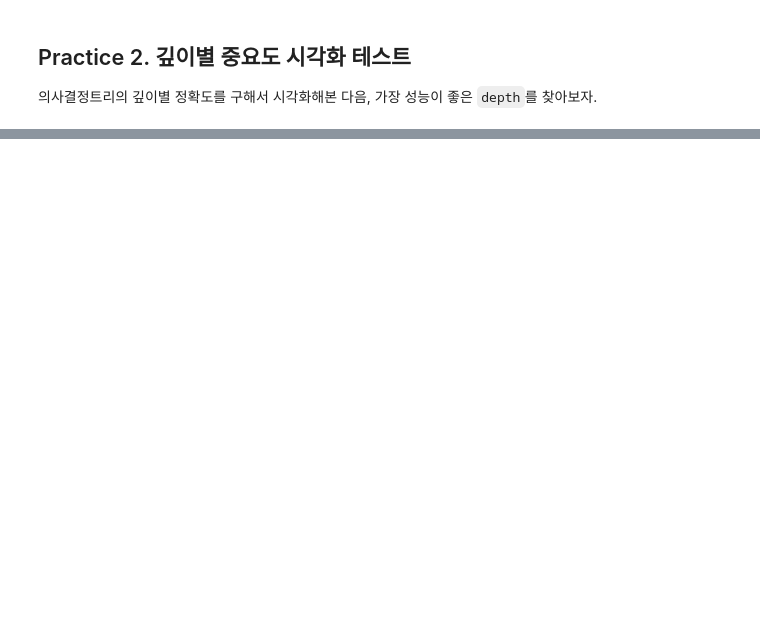
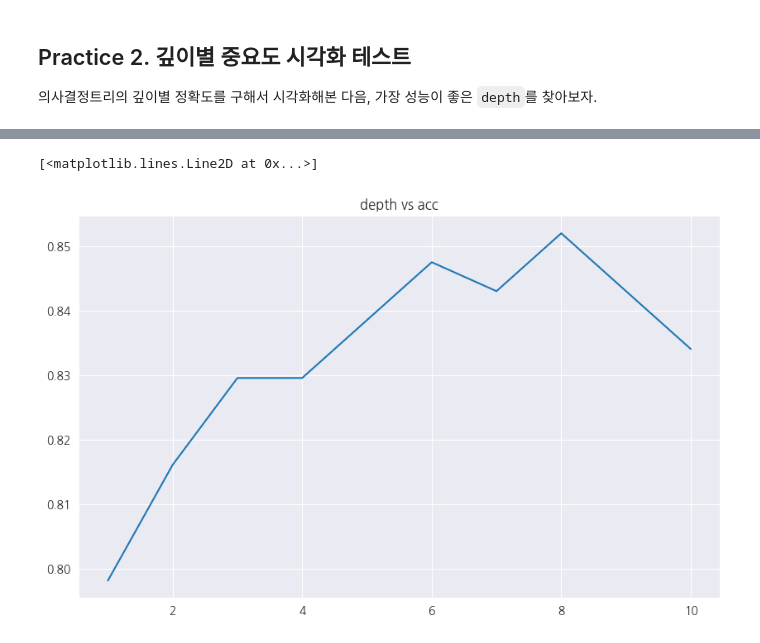
Before and after one commit to gatesplan/python-lecture, a Jupyter notebook: lecture-ml/ML 6. 의사결정트리, 랜덤포레스트와 앙상블 기법.ipynb, the cells around one changed output, grey strips where cells are left out. Saved outputs shown, nothing was run; the diff lists cells and outputs as text; code cells hidden in the pictures; blank space fills up the shorter version.

```diff
--- a/lecture-ml/ML 6. 의사결정트리, 랜덤포레스트와 앙상블 기법.ipynb
+++ b/lecture-ml/ML 6. 의사결정트리, 랜덤포레스트와 앙상블 기법.ipynb
@@ -282,3 +357,18 @@ plt.show()
 ## Practice 2. 깊이별 중요도 시각화 테스트
 
 의사결정트리의 깊이별 정확도를 구해서 시각화해본 다음, 가장 성능이 좋은 `depth`를 찾아보자.
+# %%
+x_train, x_test, y_train, y_test = train_test_split(xs, ys)
+
+ks = []
+accuracies = []
+for k in range(1, 11):
+    forest = RandomForestClassifier(n_estimators=100, max_depth=k)
+    forest.fit(x_train, y_train)
+    y_pred = forest.predict(x_test)
+    acc = accuracy_score(y_test, y_pred)
+
+    ks.append(k)
+    accuracies.append(acc)
+
+ks, accuracies
@@ -284,0 +387,7 @@ plt.show()
+# %%
+plt.figure(figsize=(10, 6))
+plt.title('depth vs acc')
+plt.plot(ks, accuracies)
+# %% [output]
+[<matplotlib.lines.Line2D at 0x...>]
+[figure, added]
```
Also changed, not shown: parts of 22 cells of this notebook, 2 other files.
